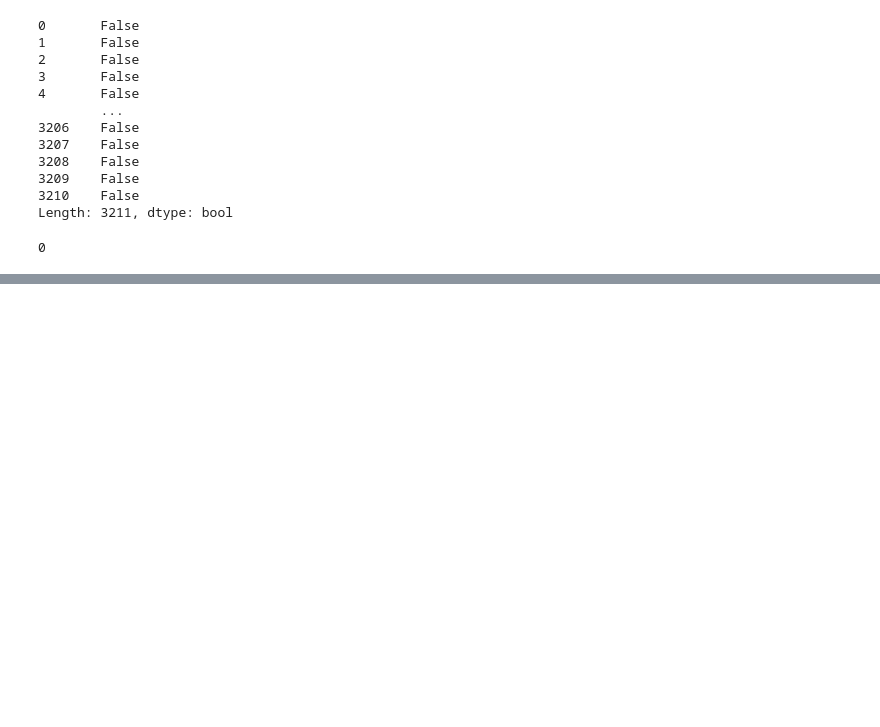
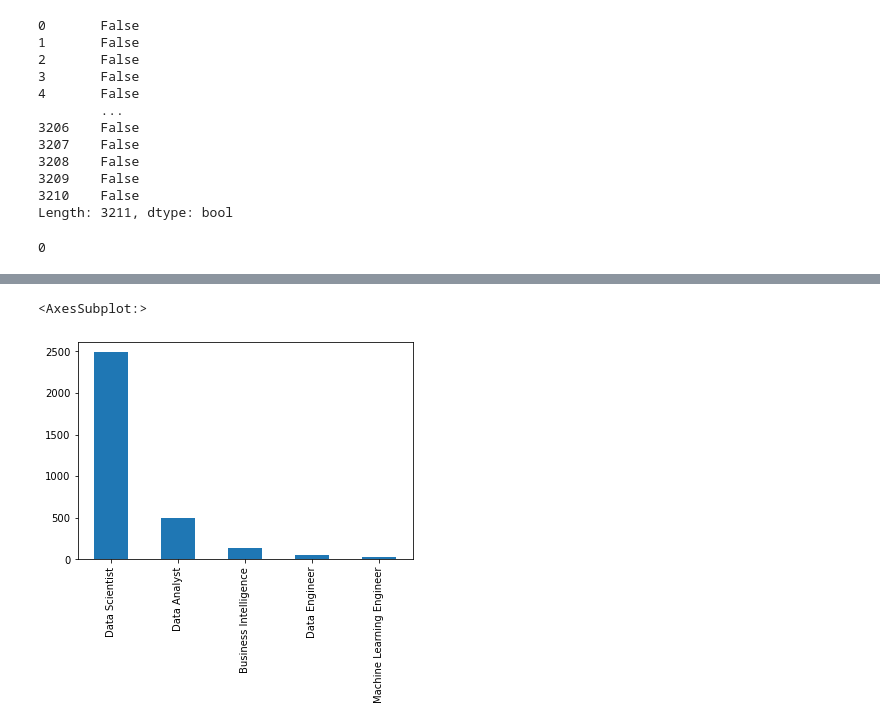
Before and after one commit to GerlechJen/HR-Analysis, a Jupyter notebook: hr_analysis.ipynb, the cells around one changed output, grey strips where cells are left out. Drawn from its saved outputs; the diff is of its cells as text; code cells hidden in the pictures; blank space fills up the shorter version.

```diff
--- a/hr_analysis.ipynb
+++ b/hr_analysis.ipynb
@@ -169,0 +200,6 @@ df["Job Type"].nunique()
+# %%
+# Plotting a bar graph to show the distribution of different search terms used
+df["Search Term"].value_counts().plot.bar()
+# %% [output]
+<AxesSubplot:>
+[figure, added]
```
Also changed, not shown: parts of 23 cells of this notebook.
